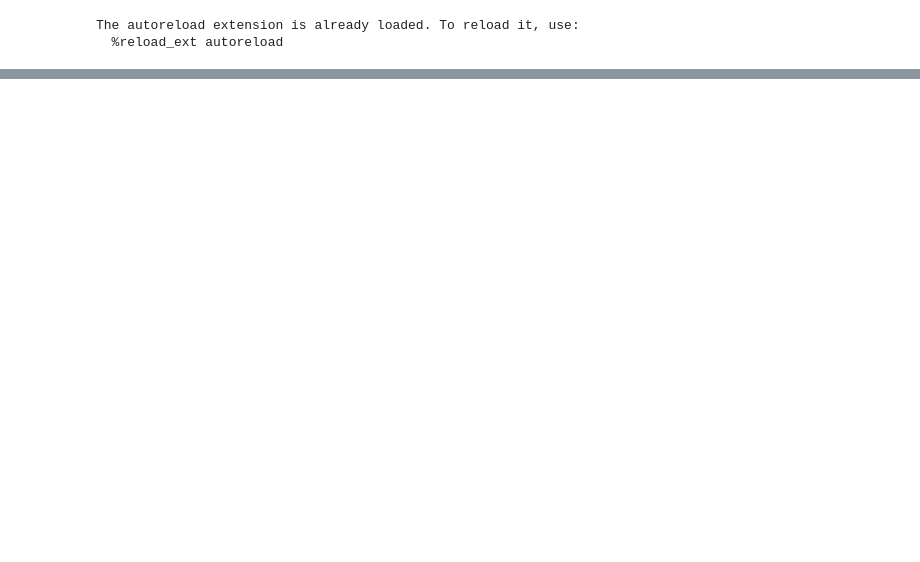
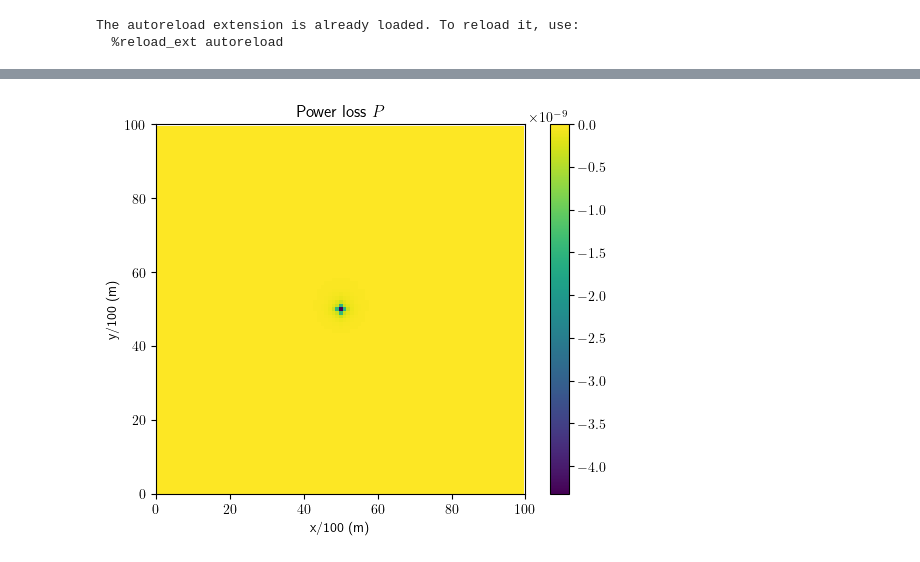
Before and after one commit to Devoev/multiphysics, a Jupyter notebook: main.ipynb, the cells around one changed output, grey strips where cells are left out. Cells and saved outputs as stored; diff of their text form; code cells hidden in the pictures; blank space fills up the shorter version.

Commit message:
added power calculation

```diff
--- a/main.ipynb
+++ b/main.ipynb
@@ -44,0 +55,20 @@ plt.show()
+# %%
+## Power calculation
+m_sig = create_p2d_mat(msh, sig)    # Conductivity matrix
+u = -g@phi                          # Voltage vector
+i = m_sig@g@phi                     # Current vector
+pe = u*i                            # Power on edge vector
+pv = 0.5*np.abs(g.T) @ pe           # Power on dual volume vector
+# %%
+## Plot power
+p_plot = np.reshape(pv, (msh.nz, msh.ny, msh.nx))
+plt.imshow(p_plot[0,:,:], cmap='viridis')
+plt.xlim([0, n])
+plt.ylim([0, n])
+plt.xlabel(f"x/{n} (m)")
+plt.ylabel(f"y/{n} (m)")
+plt.title("Power loss $P$")
+plt.colorbar()
+plt.show()
+# %% [output]
+[figure, added]
```
Also changed, not shown: parts of 5 cells of this notebook.
